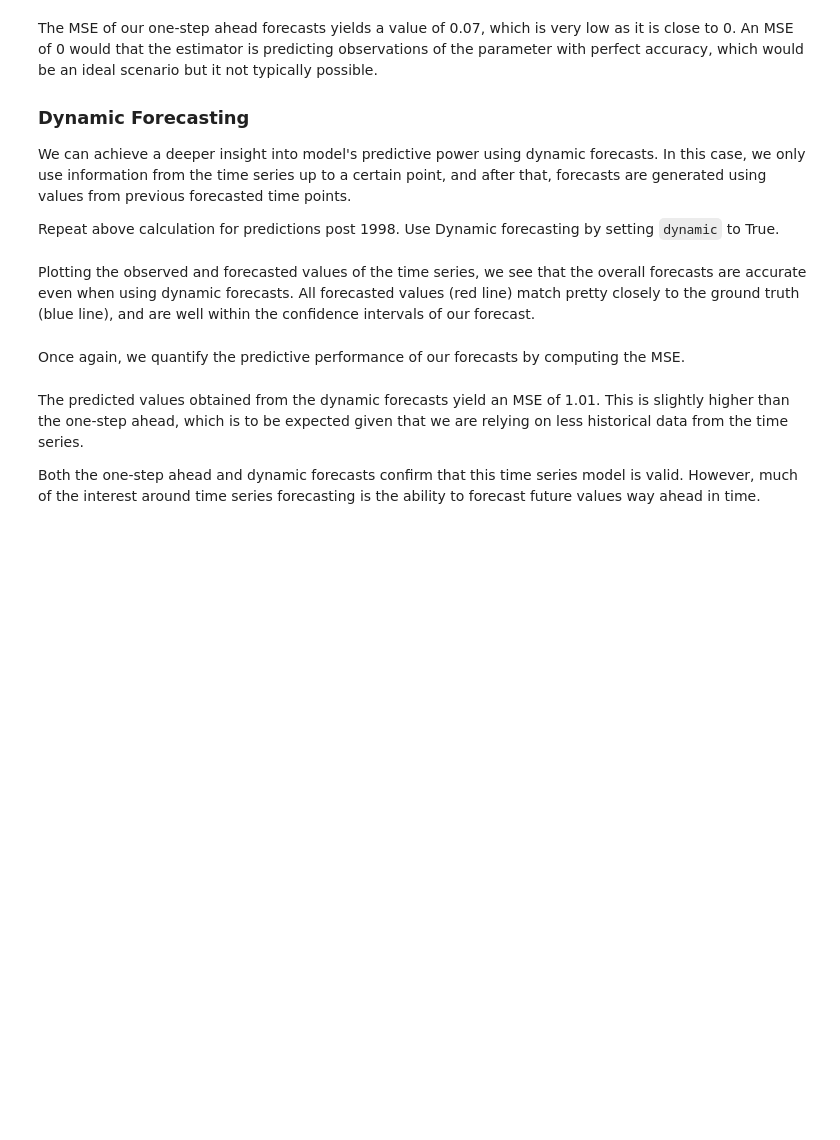
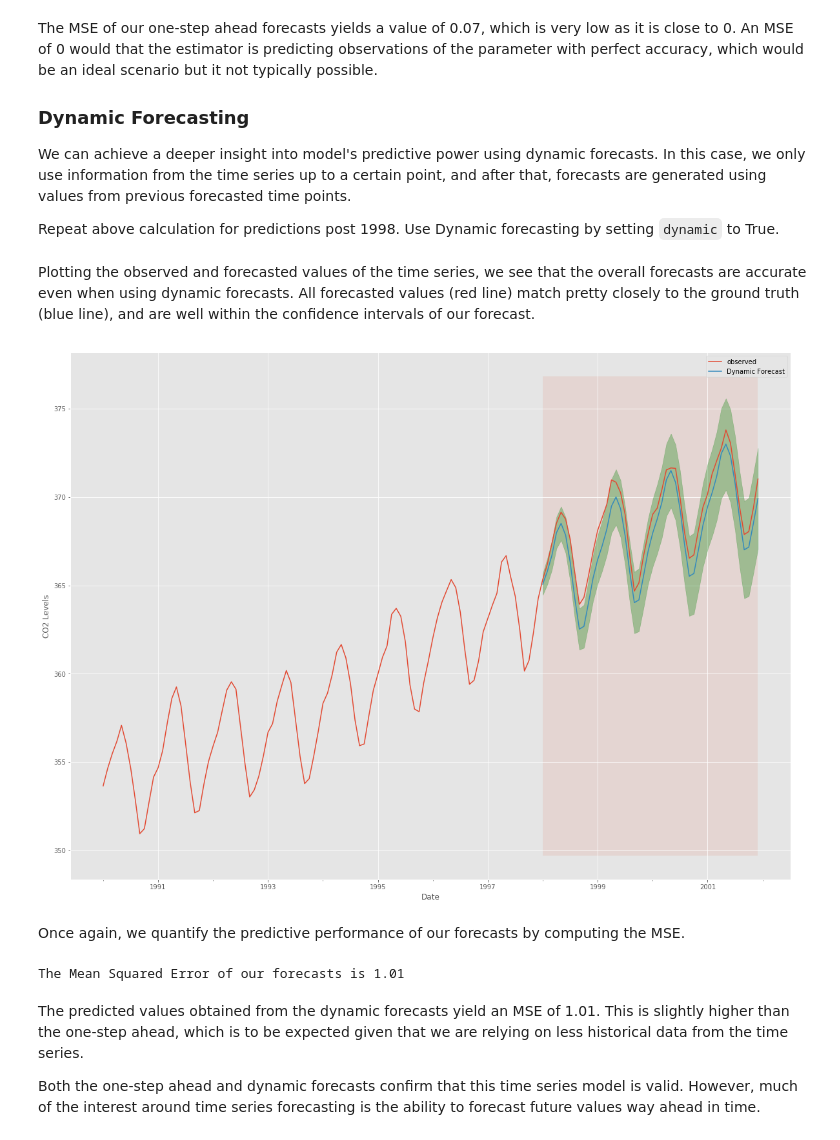
Before and after one commit to learn-co-curriculum/dsc-sarima-models-lab, a Jupyter notebook: index.ipynb, the cells around one changed output. Cells and saved outputs as stored; diff of their text form; code cells hidden in the pictures; blank space fills up the shorter version.

```diff
--- a/index.ipynb
+++ b/index.ipynb
@@ -263,3 +498,14 @@ mse = None
 #print('The Mean Squared Error of our forecasts is {}'.format(round(mse, 2)))
 
 # The Mean Squared Error of our forecasts is 0.07
+# %%
+# __SOLUTION__
+# Get the Real and predicted values
+CO2_forecasted = pred.predicted_mean
+CO2_truth = CO2['1998-01-01':]
+
+# Compute the mean square error
+mse = ((CO2_forecasted - CO2_truth) ** 2).mean()
+print('The Mean Squared Error of our forecasts is {}'.format(round(mse, 2)))
+
+# The Mean Squared Error of our forecasts is 0.07
@@ -275,10 +523,35 @@ Repeat above calculation for predictions post 1998. Use Dynamic forecasting by s
 # Get dynamic predictions with confidence intervals as above.
 pred_dynamic = None
 pred_dynamic_conf = None
+# %%
+# __SOLUTION__
+# Get dynamic predictions with confidence intervals as above.
+pred_dynamic = output.get_prediction(start=pd.to_datetime('1998-01-01'), dynamic=True, full_results=True)
+pred_dynamic_conf = pred_dynamic.conf_int()
 # %% [markdown]
 Plotting the observed and forecasted values of the time series, we see that the overall forecasts are accurate even when using dynamic forecasts. All forecasted values (red line) match pretty closely to the ground truth (blue line), and are well within the confidence intervals of our forecast.
 # %%
 # Plot the dynamic forecast with confidence intervals as above
+# %%
+# __SOLUTION__
+# Plot the dynamic forecast with confidence intervals.
+
+ax = CO2['1990':].plot(label='observed', figsize=(20, 15))
+pred_dynamic.predicted_mean.plot(label='Dynamic Forecast', ax=ax)
+
+ax.fill_between(pred_dynamic_conf.index,
+                pred_dynamic_conf.iloc[:, 0],
+                pred_dynamic_conf.iloc[:, 1], color='g', alpha=.3)
+
+ax.fill_betweenx(ax.get_ylim(), pd.to_datetime('1998-01-01'), CO2_forecasted.index[-1], alpha=.1, zorder=-1)
+
+ax.set_xlabel('Date')
+ax.set_ylabel('CO2 Levels')
+
+plt.legend()
+plt.show()
+# %% [output]
+[figure, added]
 # %% [markdown]
 Once again, we quantify the predictive performance of our forecasts by computing the MSE.
 # %%
@@ -291,6 +564,19 @@ mse = None
 # print('The Mean Squared Error of our forecasts is {}'.format(round(mse, 2)))
 
 # The Mean Squared Error of our forecasts is 1.01
+# %%
+# __SOLUTION__
+# Extract the predicted and true values of our time series
+CO2_forecasted = pred_dynamic.predicted_mean
+CO2_truth = CO2['1998-01-01':]
+
+# Compute the mean square error
+mse = ((CO2_forecasted - CO2_truth) ** 2).mean()
+print('The Mean Squared Error of our forecasts is {}'.format(round(mse, 2)))
+
+# The Mean Squared Error of our forecasts is 1.01
+# %% [output]
+The Mean Squared Error of our forecasts is 1.01
 # %% [markdown]
 The predicted values obtained from the dynamic forecasts yield an MSE of 1.01. This is slightly higher than the one-step ahead, which is to be expected given that we are relying on less historical data from the time series.
 
```
Also changed, not shown: parts of 12 cells of this notebook, 6 other files.
